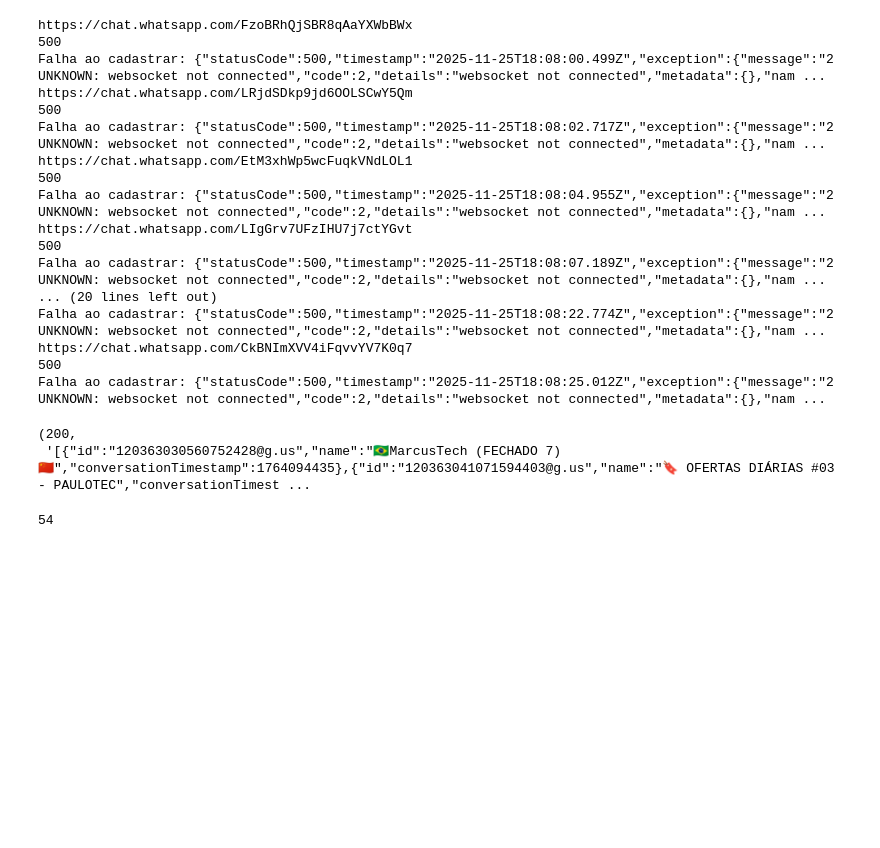
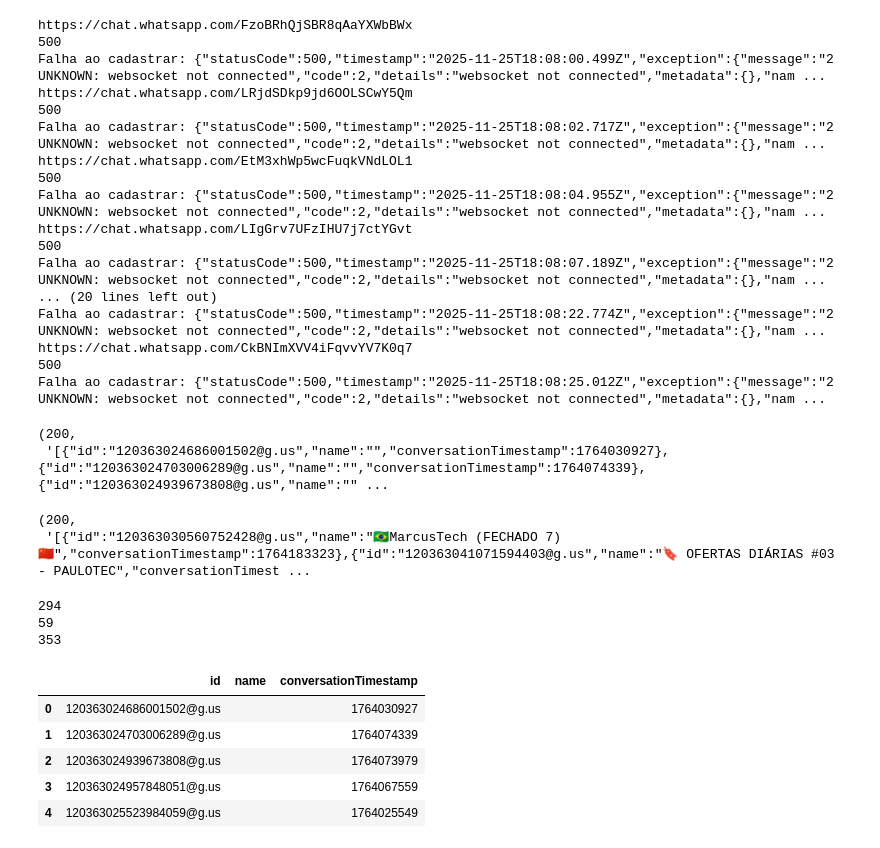
Before and after one commit to JoaoGollucci/whatsapp_data, a Jupyter notebook: proc_excel.ipynb, the cells around one changed output. Saved outputs shown, nothing was run; the diff lists cells and outputs as text; code cells hidden in the pictures; blank space fills up the shorter version.

```diff
--- a/proc_excel.ipynb
+++ b/proc_excel.ipynb
@@ -79,0 +154,14 @@ def start(url, need_auth=True):
+# %%
+for x in range(len(base)):
+    sleep(2)
+    link = base.link[x]
+    try:
+        print(x, link)
+        teste = group_info(URL_01, link_group=link)
+        print(teste[0])
+        jid = json.loads(teste[1])["JID"]
+        nome = json.loads(teste[1])["Name"]
+        base.id_api[x] = jid
+        base.grupo[x] = nome
+    except Exception as e:
+        pass
@@ -245,23 +358,36 @@ def listar_chats(url, need_auth=True):
     })
     return response.status_code, response.text
 
-grupos1 = listar_chats(URL_01)
-# grupos2 = listar_chats(URL_02)
+# grupos1 = listar_chats(URL_01)
+grupos2 = listar_chats(URL_02)
 # %%
-grupos2
+grupos1
 # %% [output]
 (200,
- '[{"id":"120363030560752428@g.us","name":"🇧🇷MarcusTech (FECHADO 7)🇨🇳","conversationTimestamp":1764094435},{"id":"120363041071594403@g.us","name":"🔖 OFERTAS DIÁRIAS #03 - PAULOTEC","conversationTimest ...
+ '[{"id":"120363024686001502@g.us","name":"","conversationTimestamp":1764030927},{"id":"120363024703006289@g.us","name":"","conversationTimestamp":1764074339},{"id":"120363024939673808@g.us","name":"" ...
+# %%
+grupos2
+# %% [output]
+(200,
+ '[{"id":"120363030560752428@g.us","name":"🇧🇷MarcusTech (FECHADO 7)🇨🇳","conversationTimestamp":1764183323},{"id":"120363041071594403@g.us","name":"🔖 OFERTAS DIÁRIAS #03 - PAULOTEC","conversationTimest ...
 # %%
-# grupos1 = json.loads(grupos1[1])
+grupos1 = json.loads(grupos1[1])
 grupos2 = json.loads(grupos2[1])
-# df_grupos1 = pd.DataFrame(grupos1)
+df_grupos1 = pd.DataFrame(grupos1)
 df_grupos2 = pd.DataFrame(grupos2)
-# print(len(df_grupos1))
+print(len(df_grupos1))
 print(len(df_grupos2))
-# grupos = pd.merge(df_grupos1, df_grupos2, how='outer')
-# print(len(grupos))
-# grupos.head(5)
+grupos = pd.merge(df_grupos1, df_grupos2, how='outer')
+print(len(grupos))
+grupos.head(5)
 # %% [output]
-54
+294
+59
+353
+|  | id | name | conversationTimestamp |
+| 0 | 120363024686001502@g.us |  | 1764030927 |
+| 1 | 120363024703006289@g.us |  | 1764074339 |
+| 2 | 120363024939673808@g.us |  | 1764073979 |
+| 3 | 120363024957848051@g.us |  | 1764067559 |
+| 4 | 120363025523984059@g.us |  | 1764025549 |
 # %%
```
Also changed, not shown: parts of 13 cells of this notebook, 11 other files.
